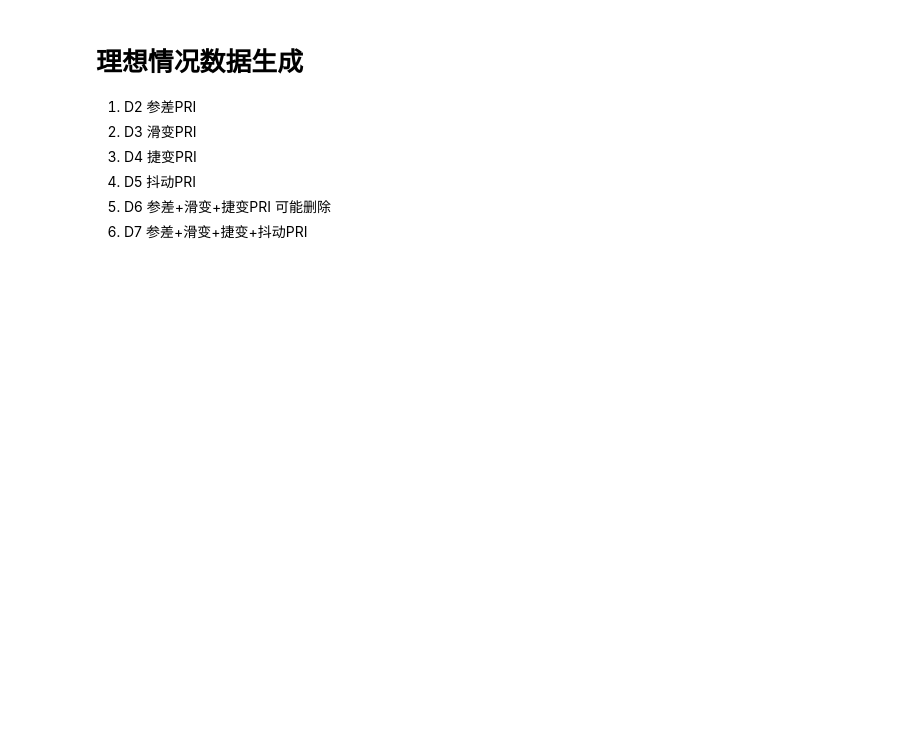
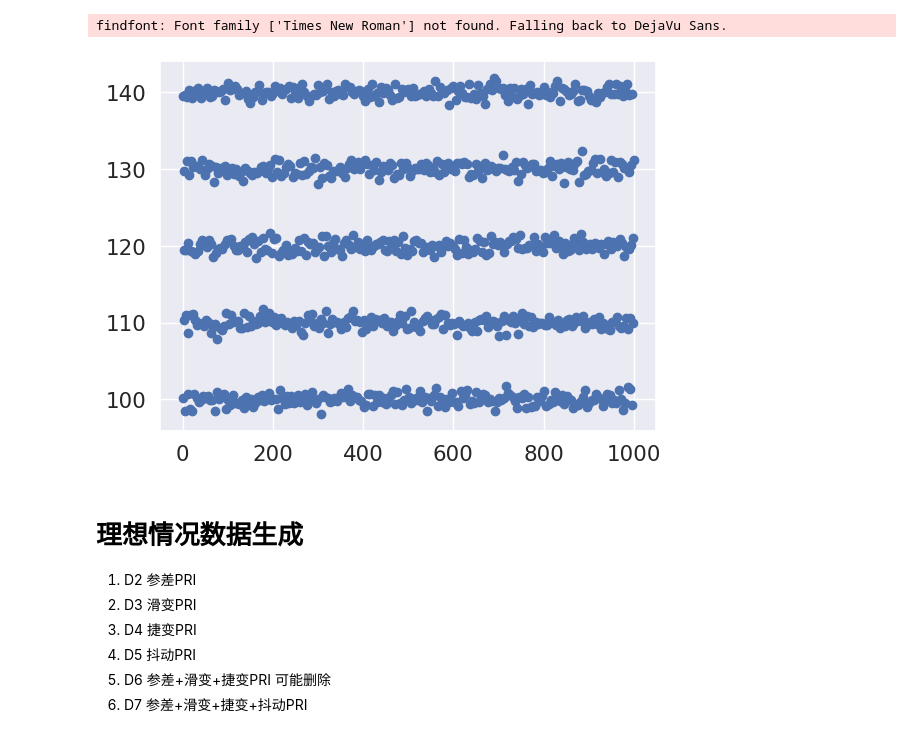
Before and after one commit to Carty-Bao/BNPHMM, a Jupyter notebook: code/gen_data.ipynb, the cells around one changed output. Cells and saved outputs as stored; diff of their text form; code cells hidden in the pictures; blank space fills up the shorter version.

```diff
--- a/code/gen_data.ipynb
+++ b/code/gen_data.ipynb
@@ -10,3 +28,12 @@ sns.set_theme(font='Times New Roman',font_scale=1.4)
+# %%
+N, K_grnd, K = 1000, 5, 15
+
+isagile =  True
+type = 'slide'
+X, Y, Z, mu_grnd = Non_ideal_HMM(N, K_grnd, mu_sd_factor=0.5, spur_ratio=0, miss_ratio=0, type=type)
+# %% [output]
+findfont: Font family ['Times New Roman'] not found. Falling back to DejaVu Sans.
+[figure, added]
 # %% [markdown]
 # 理想情况数据生成
 1. D2 参差PRI
```
Also changed, not shown: parts of 2 cells of this notebook.
